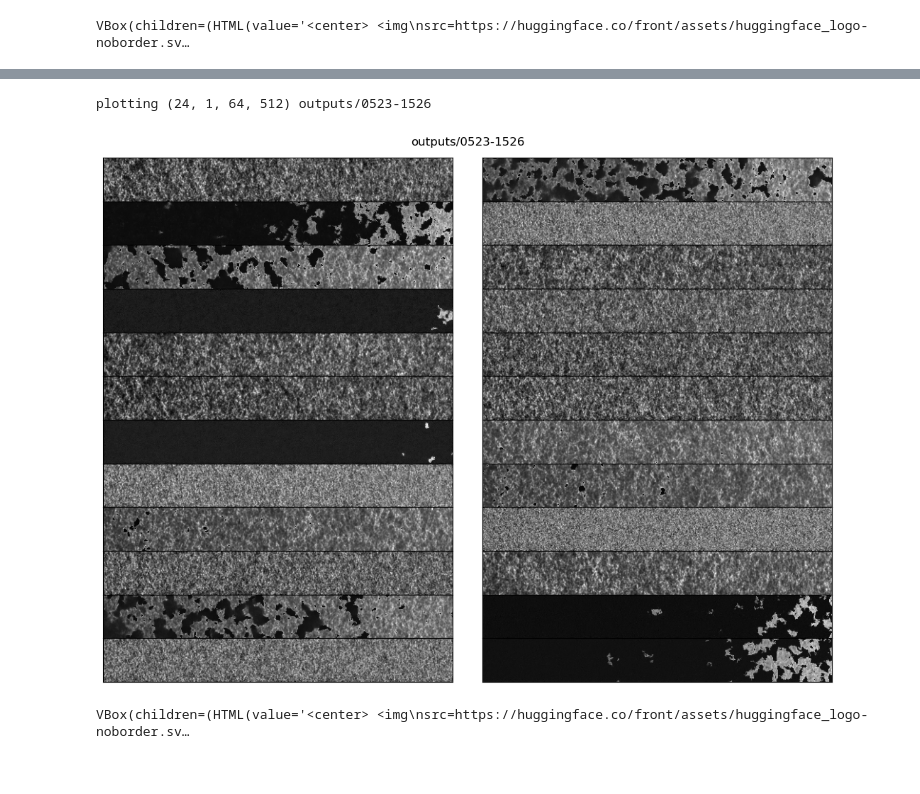
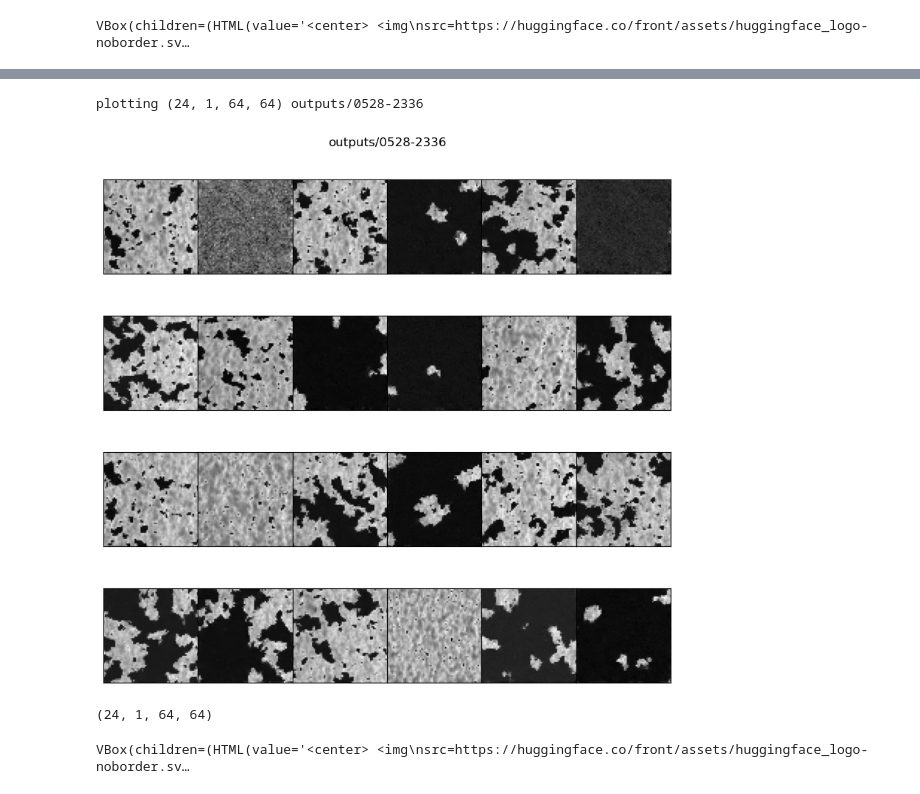
Before and after one commit to Xsmos/ml21cm, a Jupyter notebook: diffusion.ipynb, the cells around one changed output, grey strips where cells are left out. Drawn from its saved outputs; the diff is of its cells as text; code cells hidden in the pictures.

```diff
--- a/diffusion.ipynb
+++ b/diffusion.ipynb
@@ -204,19 +204,19 @@ class TrainConfig:
     # dim = 2
     dim = 2
     stride = (2,2) if dim == 2 else (2,2,4)
-    num_image = 2560
+    num_image = 2560#800#2560
     batch_size = 10#20#2#100 # 10
-    n_epoch = 10#2#5#25 # 120
+    n_epoch = 20#20#2#5#25 # 120
     HII_DIM = 64
-    num_redshift = 512#256#256#64#512#128
+    num_redshift = 64#512#256#256#64#512#128
     channel = 1
     img_shape = (channel, HII_DIM, num_redshift) if dim == 2 else (channel, HII_DIM, HII_DIM, num_redshift)
 
     num_timesteps = 1000#1000 # 1000, 500; DDPM time steps
     # n_sample = 24 # 64, the number of samples in sampling process
     n_param = 2
-    guide_w = 0#-1#0#-1#0.1#[0,0.1] #[0,0.5,2] strength of generative guidance
-    drop_prob = 0.28 # only takes effect when guide_w != -1
+    guide_w = 0#-1#0#-1#0#-1#0.1#[0,0.1] #[0,0.5,2] strength of generative guidance
+    drop_prob = 0#0.28 # only takes effect when guide_w != -1
     ema=True # whether to use ema
     ema_rate=0.995
 
@@ -405,7 +405,7 @@ class DDPM21CM:
 
     def sample(self, file, params:torch.tensor=None, ema=False, entire=False):
         # n_sample = params.shape[0]
-        params = params or torch.tensor([0.2,0.8]).repeat(24,1)
+        params = params or torch.tensor([0.20000000000000018, 0.5055875000000001]).repeat(24,1)
         assert params.dim() == 2, "params must be a 2D torch.tensor"
         # print("params =", params)
         # print("params =", params)
@@ -449,7 +449,7 @@ VBox(children=(HTML(value='<center> <img\nsrc=https://huggingface.co/front/asset
 # %%
 if __name__ == "__main__":
     # args = (config, nn_model, ddpm, optimizer, dataloader, lr_scheduler)
-    num_round = 3
+    num_round = 1
     for i in range(num_round):
         print(f" round {i} ".center(50, '-'))
         ddpm21cm = DDPM21CM()
@@ -544,10 +514,10 @@ drwxr-xr-x 15 bxia34 pace-jw254 4.0K May 23 15:28 logs/
 # %%
 config = TrainConfig()
-def plot(filename, row=12, col=2):
+def plot(filename, row=4, col=6):
     samples = np.load(filename)
     params = filename.split('guide_w')[-1][:-4]
     print("plotting", samples.shape, params)
-    plt.figure(figsize = (11,8))
+    plt.figure(figsize = (8,8))
     for i in range(len(samples)):
         plt.subplot(row,col,i+1)
         plt.imshow(samples[i,0,:,:], cmap='gray')#, vmin=-1, vmax=1)
@@ -563,11 +533,17 @@ def plot(filename, row=12, col=2):
     # plt.imshow(images[0,0])
     # plt.show()
 # %%
-plot("outputs/0523-1526.npy")
+# plot("outputs/0528-1433.npy")
 # plot("outputs/0520-2323.npy")
+plot("outputs/0528-2336.npy")
 # %% [output]
-plotting (24, 1, 64, 512) outputs/0523-1526
+plotting (24, 1, 64, 64) outputs/0528-2336
-[figure, old version]
+[figure, new version]
+# %%
+x = np.load("outputs/0528-1433.npy")
+print(x.shape)
+# %% [output]
+(24, 1, 64, 64)
 # %%
 from huggingface_hub import notebook_login
 notebook_login()
```
Also changed, not shown: parts of 4 cells of this notebook, 1 other file.
